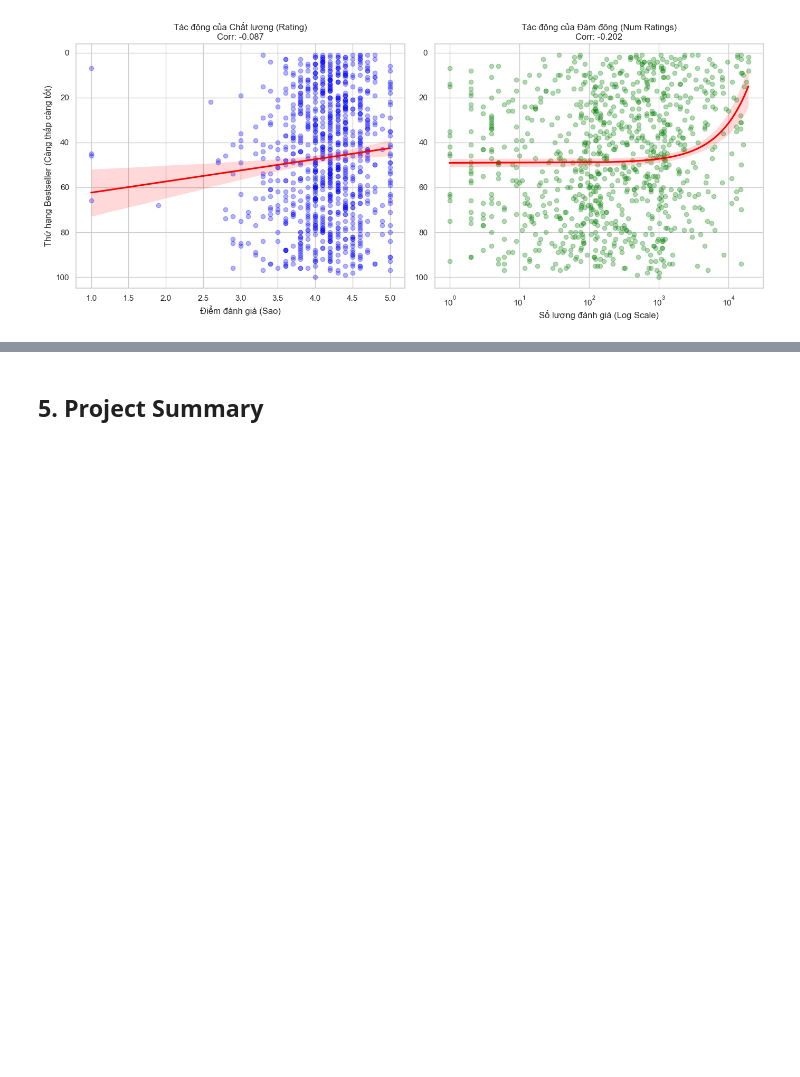
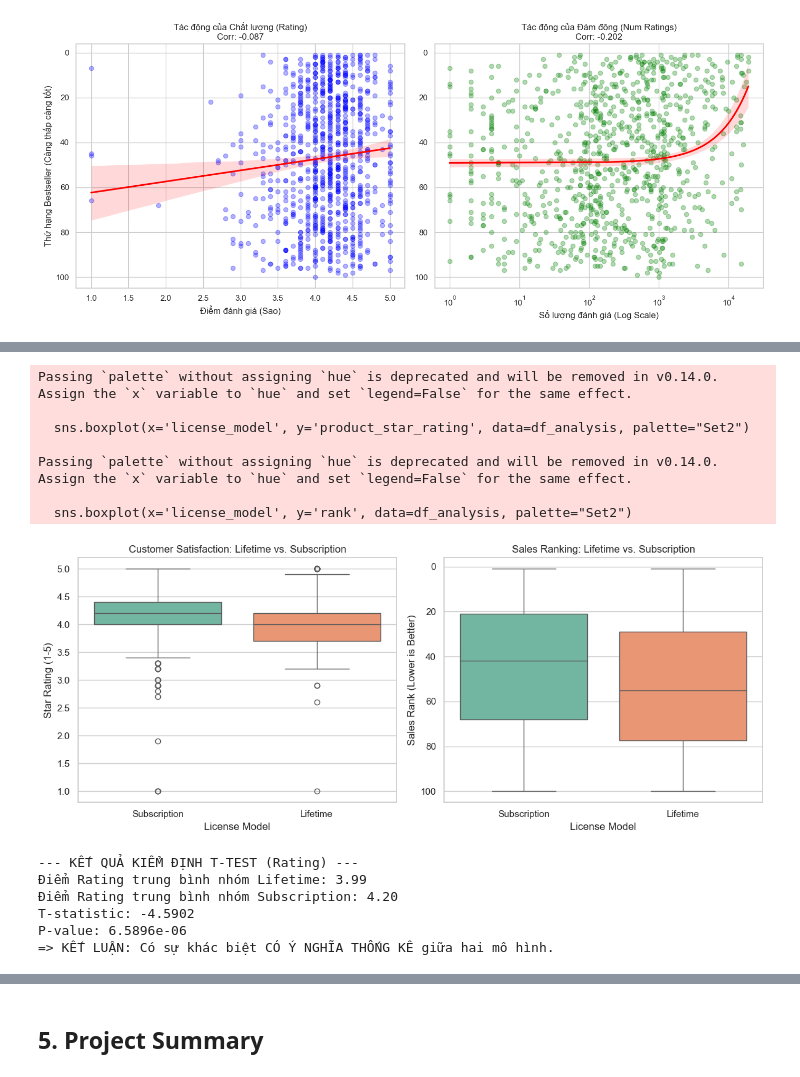
Before and after one commit to TANVANHCMUS2005/LTKHDL_Final_Project, a Jupyter notebook: Final_project.ipynb, the cells around one changed output, grey strips where cells are left out. Drawn from its saved outputs; the diff is of its cells as text; code cells hidden in the pictures; blank space fills up the shorter version.

Commit message:
Add analysis for questions 5, 6

```diff
--- a/Final_project.ipynb
+++ b/Final_project.ipynb
@@ -1087,0 +1216,54 @@ Dữ liệu khẳng định rằng trong cuộc đua Bestseller, **"Hiệu ứng
+# %%
+sns.set_theme(style="whitegrid")
+plt.figure(figsize=(12, 5))
+
+# Biểu đồ 1: So sánh Rating (Sự hài lòng)
+plt.subplot(1, 2, 1)
+sns.boxplot(x='license_model', y='product_star_rating', data=df_analysis, palette="Set2")
+plt.title('Customer Satisfaction: Lifetime vs. Subscription')
+plt.xlabel('License Model')
+plt.ylabel('Star Rating (1-5)')
+
+# Biểu đồ 2: So sánh Rank (Độ phổ biến/Bán chạy)
+plt.subplot(1, 2, 2)
+sns.boxplot(x='license_model', y='rank', data=df_analysis, palette="Set2")
+plt.title('Sales Ranking: Lifetime vs. Subscription')
+plt.xlabel('License Model')
+plt.ylabel('Sales Rank (Lower is Better)')
+plt.gca().invert_yaxis() # Đảo ngược trục Y vì Rank 1 là tốt nhất
+
+plt.tight_layout()
+plt.show()
+
+# 3. Kiểm định thống kê (Statistical Test)
+rating_lifetime = df_analysis[df_analysis['license_model'] == 'Lifetime']['product_star_rating'].dropna()
+rating_sub = df_analysis[df_analysis['license_model'] == 'Subscription']['product_star_rating'].dropna()
+
+# Thực hiện T-test độc lập
+t_stat, p_val = stats.ttest_ind(rating_lifetime, rating_sub, equal_var=False)
+
+print(f"--- KẾT QUẢ KIỂM ĐỊNH T-TEST (Rating) ---")
+print(f"Điểm Rating trung bình nhóm Lifetime: {rating_lifetime.mean():.2f}")
+print(f"Điểm Rating trung bình nhóm Subscription: {rating_sub.mean():.2f}")
+print(f"T-statistic: {t_stat:.4f}")
+print(f"P-value: {p_val:.4e}")
+
+if p_val < 0.05:
+    print("=> KẾT LUẬN: Có sự khác biệt CÓ Ý NGHĨA THỐNG KÊ giữa hai mô hình.")
+else:
+    print("=> KẾT LUẬN: Không có sự khác biệt đáng kể giữa hai mô hình.")
+# %% [output]
+Passing `palette` without assigning `hue` is deprecated and will be removed in v0.14.0. Assign the `x` variable to `hue` and set `legend=False` for the same effect.
+
+  sns.boxplot(x='license_model', y='product_star_rating', data=df_analysis, palette="Set2")
+
+Passing `palette` without assigning `hue` is deprecated and will be removed in v0.14.0. Assign the `x` variable to `hue` and set `legend=False` for the same effect.
+
+  sns.boxplot(x='license_model', y='rank', data=df_analysis, palette="Set2")
+[figure, added]
+--- KẾT QUẢ KIỂM ĐỊNH T-TEST (Rating) ---
+Điểm Rating trung bình nhóm Lifetime: 3.99
+Điểm Rating trung bình nhóm Subscription: 4.20
+T-statistic: -4.5902
+P-value: 6.5896e-06
+=> KẾT LUẬN: Có sự khác biệt CÓ Ý NGHĨA THỐNG KÊ giữa hai mô hình.
```
Also changed, not shown: parts of 32 cells of this notebook.
